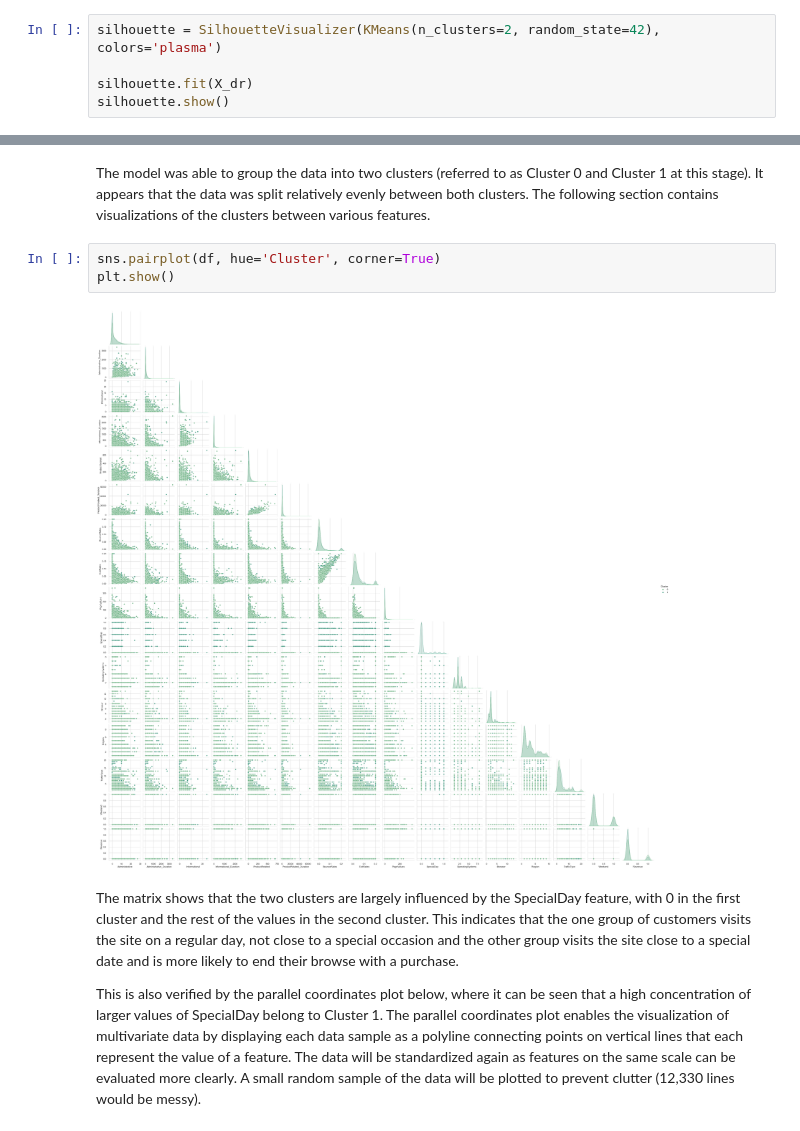
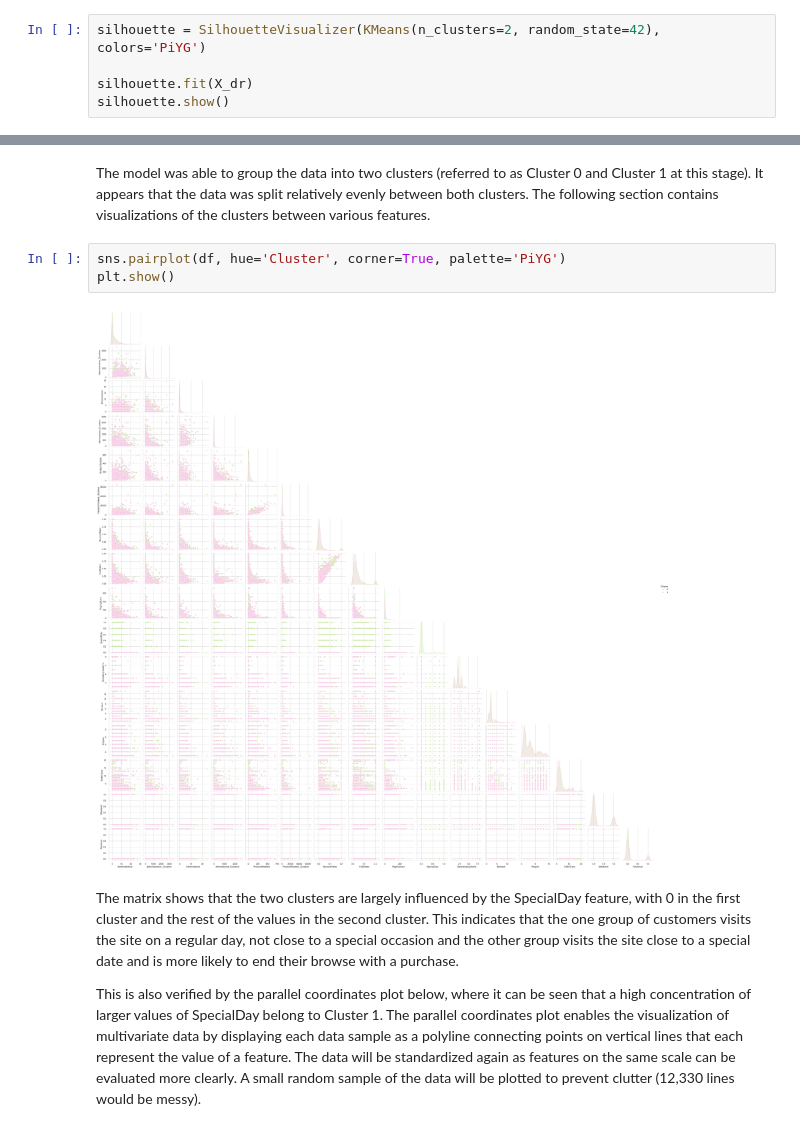
Before and after one commit to terence-yeung/online_shoppers_clustering, a Jupyter notebook: online_shoppers_clustering.ipynb, the cells around one changed output, grey strips where cells are left out. Saved outputs shown, nothing was run; the diff lists cells and outputs as text.

```diff
--- a/online_shoppers_clustering.ipynb
+++ b/online_shoppers_clustering.ipynb
@@ -359,7 +359,7 @@ The highest silhouette score is 0.391445836942294 for k = 2 clusters.
 # %% [markdown]
 The highest silhouette score achieved was also with 2 clusters. The score for each sample per cluster can be visualized below. The graph shows that none of the samples have a negative value for silhouette coefficient, therefore none of the data points have been placed in an incorrect cluster.
 # %%
-silhouette = SilhouetteVisualizer(KMeans(n_clusters=2, random_state=42), colors='plasma')
+silhouette = SilhouetteVisualizer(KMeans(n_clusters=2, random_state=42), colors='PiYG')
 
 silhouette.fit(X_dr)
 silhouette.show()
@@ -383,10 +383,10 @@ Name: Cluster, dtype: int64
 # %% [markdown]
 The model was able to group the data into two clusters (referred to as Cluster 0 and Cluster 1 at this stage). It appears that the data was split relatively evenly between both clusters. The following section contains visualizations of the clusters between various features.
 # %%
-sns.pairplot(df, hue='Cluster', corner=True)
+sns.pairplot(df, hue='Cluster', corner=True, palette='PiYG')
 plt.show()
 # %% [output]
-[figure, old version]
+[figure, new version]
 # %% [markdown]
 The matrix shows that the two clusters are largely influenced by the SpecialDay feature, with 0 in the first cluster and the rest of the values in the second cluster. This indicates that the one group of customers visits the site on a regular day, not close to a special occasion and the other group visits the site close to a special date and is more likely to end their browse with a purchase.
 
```
Also changed, not shown: parts of 3 cells of this notebook.
